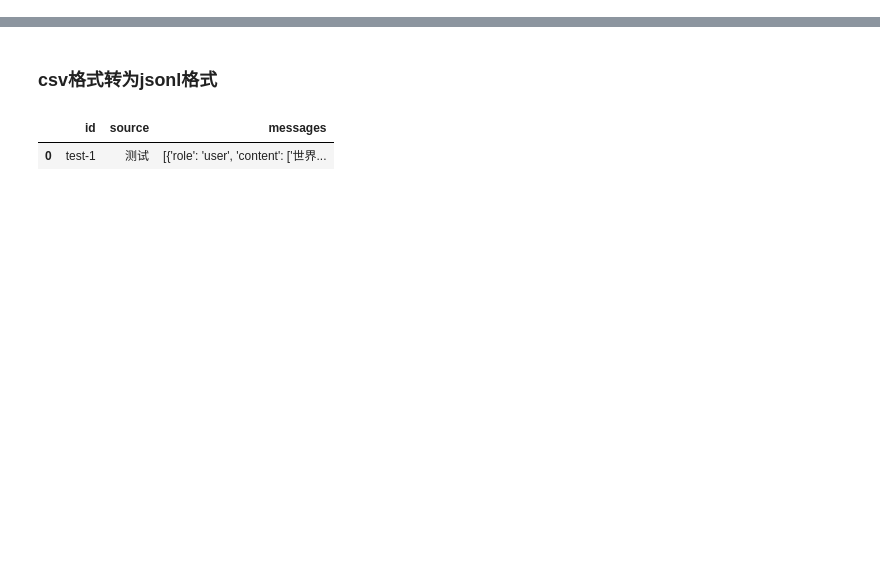
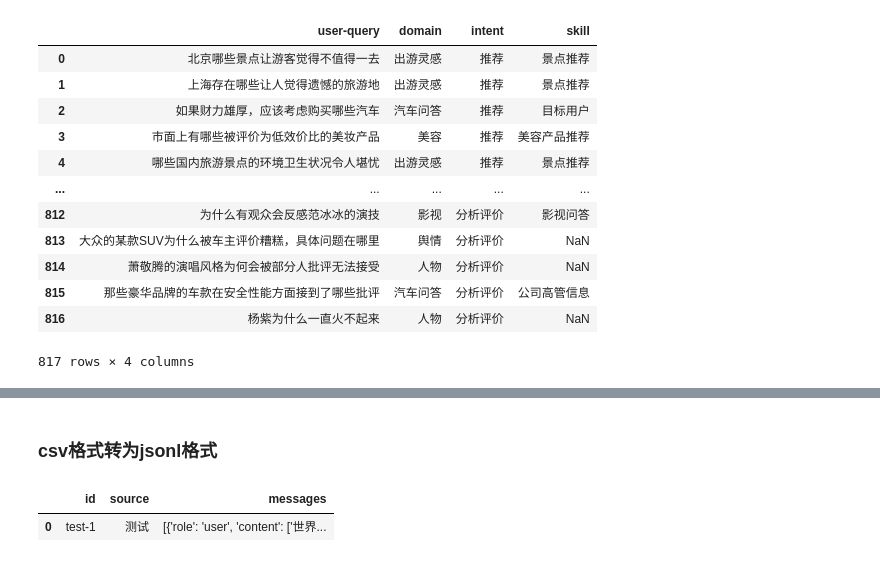
Before and after one commit to Alyroy/luoyingyaoqing, a Jupyter notebook: example.ipynb, the cells around one changed output, grey strips where cells are left out. Cells and saved outputs as stored; diff of their text form; code cells hidden in the pictures; blank space fills up the shorter version.

```diff
--- a/example.ipynb
+++ b/example.ipynb
@@ -6,0 +10,18 @@ from utils_data_format_conversion import convert_csv_to_sft,convert_sft_to_df
+# %%
+folder = '/workspace/renhuimin/pro_qa/data/general/to_be_labeled_data/v20240122/'
+df = preprocess_df(folder+'test_negative_suggestion.csv')
+df
+# %% [output]
+|  | user-query | domain | intent | skill |
+| 0 | 北京哪些景点让游客觉得不值得一去 | 出游灵感 | 推荐 | 景点推荐 |
+| 1 | 上海存在哪些让人觉得遗憾的旅游地 | 出游灵感 | 推荐 | 景点推荐 |
+| 2 | 如果财力雄厚，应该考虑购买哪些汽车 | 汽车问答 | 推荐 | 目标用户 |
+| 3 | 市面上有哪些被评价为低效价比的美妆产品 | 美容 | 推荐 | 美容产品推荐 |
+| 4 | 哪些国内旅游景点的环境卫生状况令人堪忧 | 出游灵感 | 推荐 | 景点推荐 |
+| ... | ... | ... | ... | ... |
+| 812 | 为什么有观众会反感范冰冰的演技 | 影视 | 分析评价 | 影视问答 |
+| 813 | 大众的某款SUV为什么被车主评价糟糕，具体问题在哪里 | 舆情 | 分析评价 | NaN |
+| 814 | 萧敬腾的演唱风格为何会被部分人批评无法接受 | 人物 | 分析评价 | NaN |
+| 815 | 那些豪华品牌的车款在安全性能方面接到了哪些批评 | 汽车问答 | 分析评价 | 公司高管信息 |
+| 816 | 杨紫为什么一直火不起来 | 人物 | 分析评价 | NaN |
+817 rows × 4 columns
```
Also changed, not shown: parts of 15 cells of this notebook, 1 other file.
